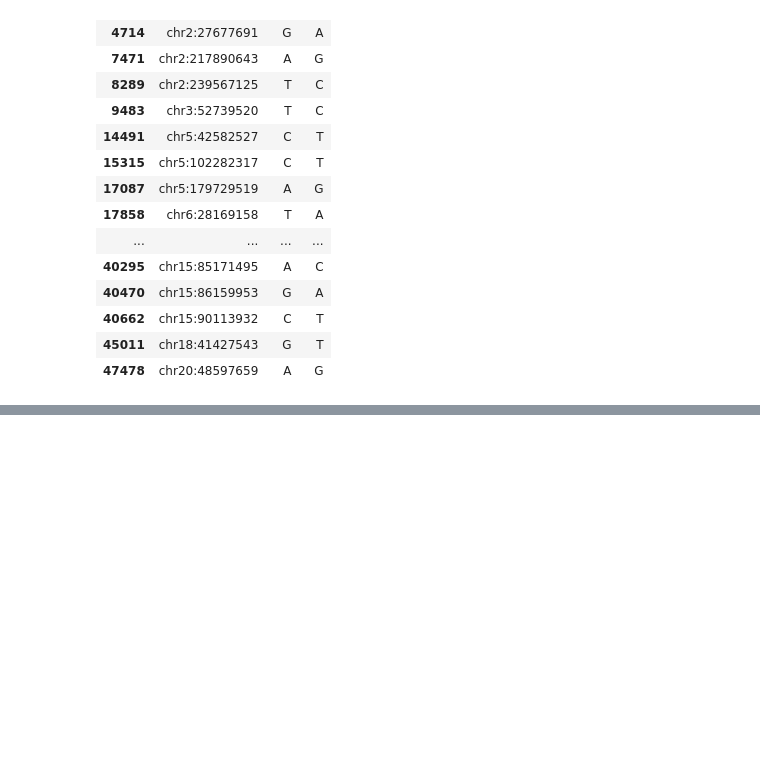
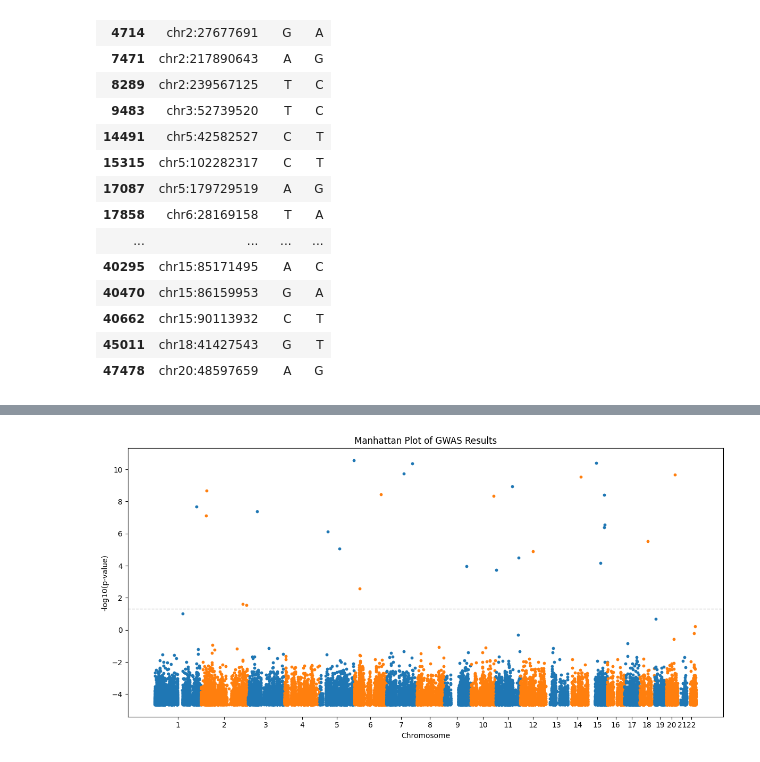
Before and after one commit to hamidrezaafraz/Intro-to-Bioinformatics, a Jupyter notebook: notebooks/genome_wide_association_study.ipynb, the cells around one changed output, grey strips where cells are left out. Saved outputs shown, nothing was run; the diff lists cells and outputs as text; code cells hidden in the pictures; blank space fills up the shorter version.

Commit message:
add manhathan plot

```diff
--- a/notebooks/genome_wide_association_study.ipynb
+++ b/notebooks/genome_wide_association_study.ipynb
@@ -146,3 +146,7 @@ filtered_snp_info[p_values_bonf <= 0.05]
 | 40662 | chr15:90113932 | C | T |
 | 45011 | chr18:41427543 | G | T |
 | 47478 | chr20:48597659 | A | G |
+# %%
+filtered_snp_info = filtered_snp_info.copy()
+filtered_snp_info.loc[:, 'chr'] = filtered_snp_info.apply(lambda row: int(row['snp_id'].split(':')[0].replace('chr', '')), axis=1)
+filtered_snp_info.loc[:, 'position'] = filtered_snp_info.apply(lambda row: int(row['snp_id'].split(':')[1]), axis=1)
@@ -148,0 +169,68 @@ filtered_snp_info[p_values_bonf <= 0.05]
+# %%
+neg_log_p_values = -np.log10(p_values_bonf)
+# %%
+# Extract arrays directly from your filtered_snp_info DataFrame
+filtered_snp_chromosomes = filtered_snp_info['chr'].to_numpy()
+filtered_snp_positions = filtered_snp_info['position'].to_numpy()
+
+# Create a DataFrame-like structure using NumPy and sort by chromosome and position
+snp_data = np.column_stack((filtered_snp_chromosomes, filtered_snp_positions, neg_log_p_values))
+snp_data = snp_data[np.lexsort((snp_data[:, 1], snp_data[:, 0]))]
+
+# Pull the sorted columns back out so cumulative_positions aligns with snp_data
+sorted_chroms = snp_data[:, 0]
+sorted_positions = snp_data[:, 1]
+sorted_neg_log_p = snp_data[:, 2]
+
+# Compute cumulative positions
+cumulative_positions = np.zeros_like(sorted_positions)
+midpoints = []
+unique_chroms = np.unique(sorted_chroms)
+
+current_offset = 0
+for chromosome in unique_chroms:
+    chrom_mask = sorted_chroms == chromosome
+    cumulative_positions[chrom_mask] = sorted_positions[chrom_mask] + current_offset
+    midpoints.append((current_offset + np.max(cumulative_positions[chrom_mask])) / 2)
+    current_offset = np.max(cumulative_positions[chrom_mask]) + 1  # Add a buffer between chromosomes
+
+# Prepare the Manhattan plot
+plt.figure(figsize=(12, 6))
+colors = ['#1f77b4', '#ff7f0e']
+dot_size = 10
+
+for i, chromosome in enumerate(unique_chroms):
+    chrom_mask = sorted_chroms == chromosome
+    plt.scatter(
+        cumulative_positions[chrom_mask],
+        sorted_neg_log_p[chrom_mask],
+        c=colors[i % 2],
+        s=dot_size,
+        label=f'Chromosome {int(chromosome)}'
+    )
+
+# Add chromosome labels at midpoints (cast to int so ticks don't show as 1.0, 2.0)
+plt.xticks(midpoints, unique_chroms.astype(int))
+
+# Add significance line
+# (Note: use 0.05 if p_values_bonf is already Bonferroni-adjusted, or 0.05 / len(snp_data) if raw)
+sig_thresh = -np.log10(0.05)
+plt.axhline(
+    y=sig_thresh,
+    color='grey',
+    linestyle='--',
+    linewidth=1,
+    alpha=0.4
+)
+
+# Add labels and title
+plt.xlabel('Chromosome')
+plt.ylabel('-log10(p-value)')
+plt.title('Manhattan Plot of GWAS Results')
+
+# Save and show the plot
+plt.tight_layout()
+# plt.savefig("output/manhattan_plot.pdf")
+plt.show()
+# %% [output]
+[figure, added]
```
Also changed, not shown: parts of 2 cells of this notebook.
